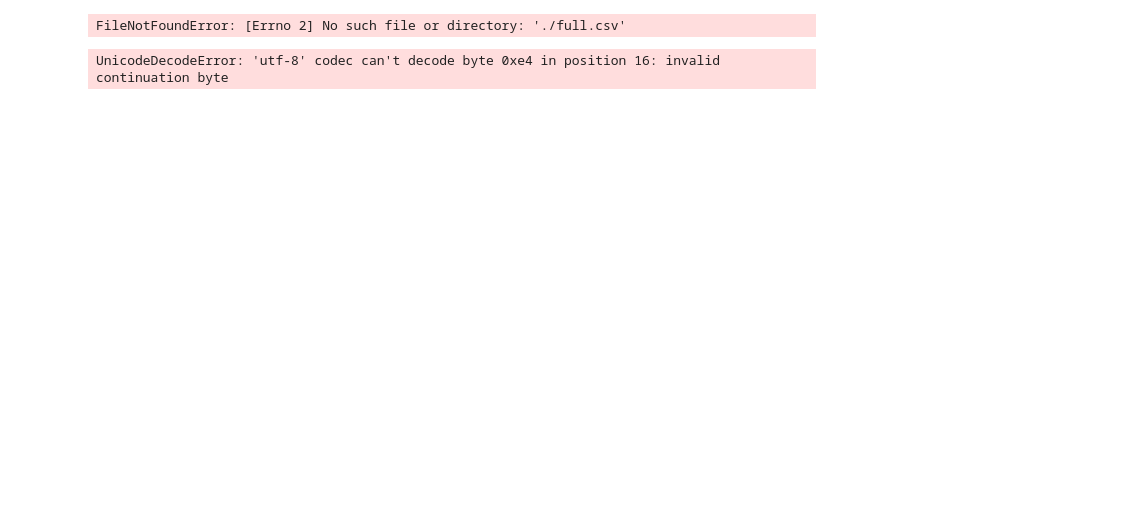
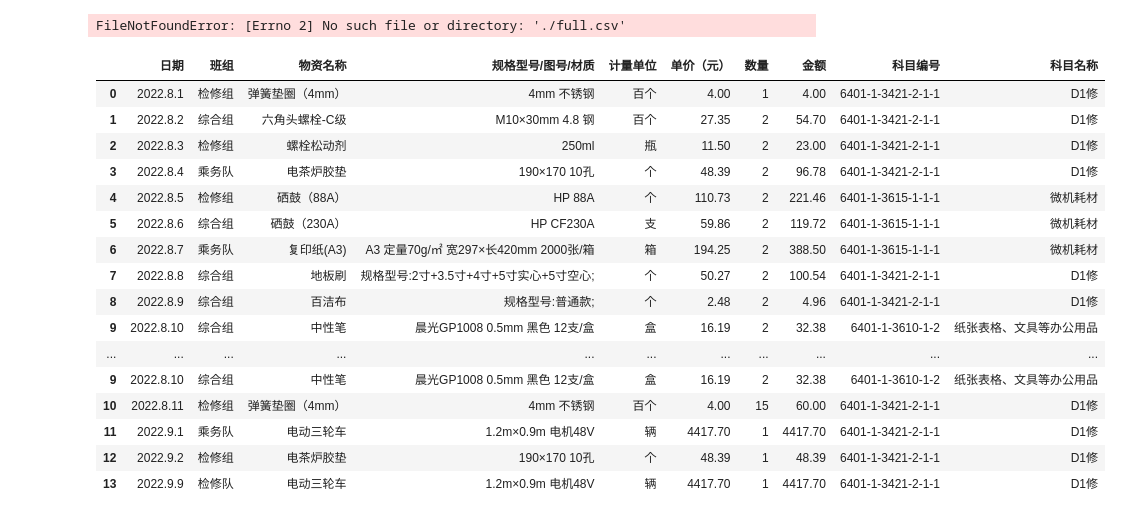
Before and after one commit to Lr-2002/streamlit_app, a Jupyter notebook: panda.ipynb, the cells around one changed output. Drawn from its saved outputs; the diff is of its cells as text; code cells hidden in the pictures; blank space fills up the shorter version.

```diff
--- a/panda.ipynb
+++ b/panda.ipynb
@@ -140,6 +145,34 @@ df.to_csv('./test_df.csv',index =False)
 dd = pd.read_csv('./test_df.csv')
 dd
 # %%
-df = pd.read_csv('./add_on/full.csv')
+df = pd.read_csv('./add_on/full.csv', encoding='gbk')
-# %% [output]
-UnicodeDecodeError: 'utf-8' codec can't decode byte 0xe4 in position 16: invalid continuation byte
+# %%
+df1 = df.__deepcopy__()
+df2 = df.__deepcopy__()
+judge = True
+for i,j in zip(df1.keys(), df2.keys()):
+    if i != j:
+        judge = False
+
+if judge:
+    df = pd.concat([df1, df2])
+
+df
+# %% [output]
+|  | 日期 | 班组 | 物资名称 | 规格型号/图号/材质 | 计量单位 | 单价（元） | 数量 | 金额 | 科目编号 | 科目名称 |
+| 0 | 2022.8.1 | 检修组 | 弹簧垫圈（4mm） | 4mm 不锈钢 | 百个 | 4.00 | 1 | 4.00 | 6401-1-3421-2-1-1 | D1修 |
+| 1 | 2022.8.2 | 综合组 | 六角头螺栓-C级 | M10×30mm 4.8 钢 | 百个 | 27.35 | 2 | 54.70 | 6401-1-3421-2-1-1 | D1修 |
+| 2 | 2022.8.3 | 检修组 | 螺栓松动剂 | 250ml | 瓶 | 11.50 | 2 | 23.00 | 6401-1-3421-2-1-1 | D1修 |
+| 3 | 2022.8.4 | 乘务队 | 电茶炉胶垫 | 190×170 10孔 | 个 | 48.39 | 2 | 96.78 | 6401-1-3421-2-1-1 | D1修 |
+| 4 | 2022.8.5 | 检修组 | 硒鼓（88A） | HP 88A | 个 | 110.73 | 2 | 221.46 | 6401-1-3615-1-1-1 | 微机耗材 |
+| 5 | 2022.8.6 | 综合组 | 硒鼓（230A） | HP CF230A | 支 | 59.86 | 2 | 119.72 | 6401-1-3615-1-1-1 | 微机耗材 |
+| 6 | 2022.8.7 | 乘务队 | 复印纸(A3) | A3 定量70g/㎡ 宽297×长420mm 2000张/箱 | 箱 | 194.25 | 2 | 388.50 | 6401-1-3615-1-1-1 | 微机耗材 |
+| 7 | 2022.8.8 | 综合组 | 地板刷 | 规格型号:2寸+3.5寸+4寸+5寸实心+5寸空心; | 个 | 50.27 | 2 | 100.54 | 6401-1-3421-2-1-1 | D1修 |
+| 8 | 2022.8.9 | 综合组 | 百洁布 | 规格型号:普通款; | 个 | 2.48 | 2 | 4.96 | 6401-1-3421-2-1-1 | D1修 |
+| 9 | 2022.8.10 | 综合组 | 中性笔 | 晨光GP1008 0.5mm 黑色 12支/盒 | 盒 | 16.19 | 2 | 32.38 | 6401-1-3610-1-2 | 纸张表格、文具等办公用品 |
+| ... | ... | ... | ... | ... | ... | ... | ... | ... | ... | ... |
+| 9 | 2022.8.10 | 综合组 | 中性笔 | 晨光GP1008 0.5mm 黑色 12支/盒 | 盒 | 16.19 | 2 | 32.38 | 6401-1-3610-1-2 | 纸张表格、文具等办公用品 |
+| 10 | 2022.8.11 | 检修组 | 弹簧垫圈（4mm） | 4mm 不锈钢 | 百个 | 4.00 | 15 | 60.00 | 6401-1-3421-2-1-1 | D1修 |
+| 11 | 2022.9.1 | 乘务队 | 电动三轮车 | 1.2m×0.9m 电机48V | 辆 | 4417.70 | 1 | 4417.70 | 6401-1-3421-2-1-1 | D1修 |
+| 12 | 2022.9.2 | 检修组 | 电茶炉胶垫 | 190×170 10孔 | 个 | 48.39 | 1 | 48.39 | 6401-1-3421-2-1-1 | D1修 |
+| 13 | 2022.9.9 | 检修队 | 电动三轮车 | 1.2m×0.9m 电机48V | 辆 | 4417.70 | 1 | 4417.70 | 6401-1-3421-2-1-1 | D1修 |
```
Also changed, not shown: parts of 7 cells of this notebook, 5 other files.
